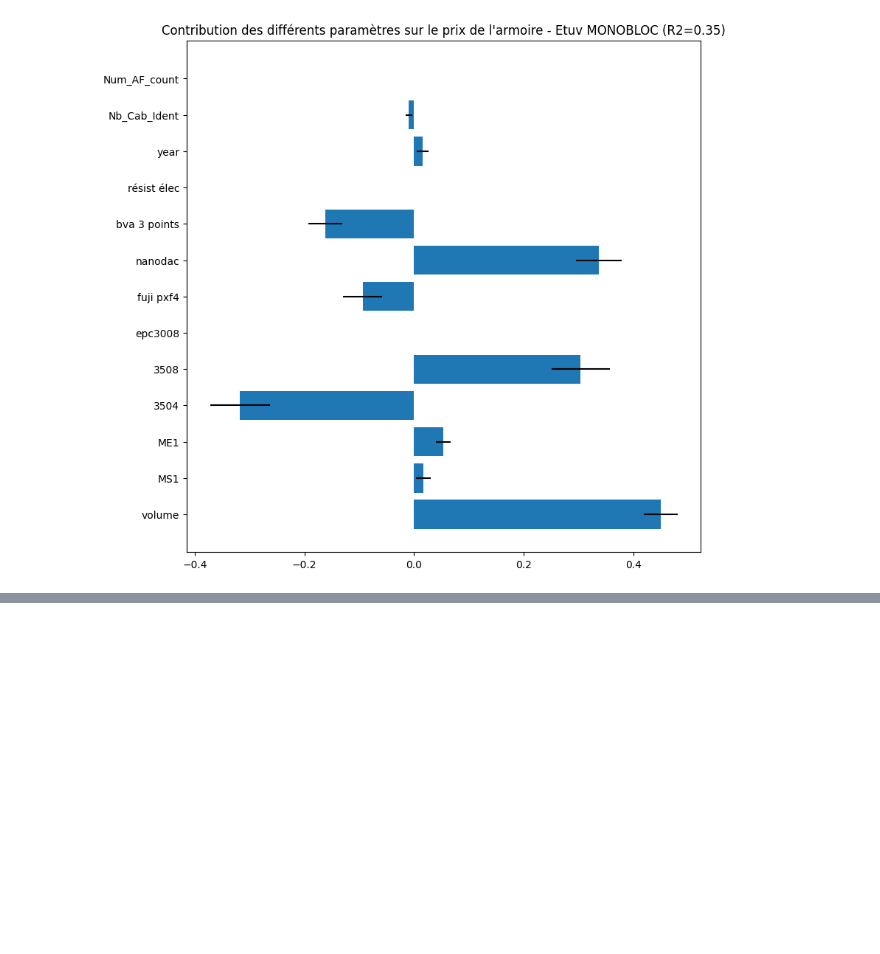
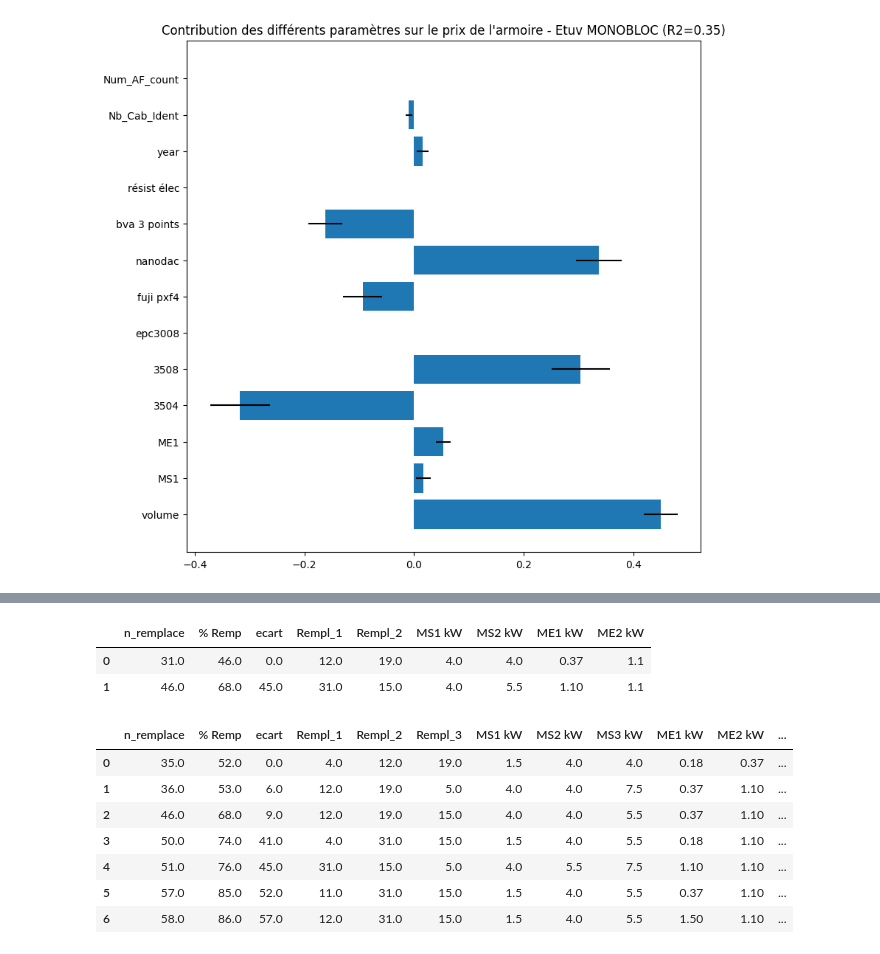
Before and after one commit to paolomia/schema_elec_industrie, a Jupyter notebook: report_12_23.ipynb, the cells around one changed output, grey strips where cells are left out. Cells and saved outputs as stored; diff of their text form; code cells hidden in the pictures; blank space fills up the shorter version.

```diff
--- a/report_12_23.ipynb
+++ b/report_12_23.ipynb
@@ -766,0 +886,21 @@ Après échange avec Julien G. :
+# %%
+ # 2 Standards
+stds2 = pd.read_csv('best_results_2_stand_HT_rotovent_cheap.csv')
+display(stds2)
+
+# 3 Standards
+stds3 = pd.read_csv('best_results_3_stand_HT_rotovent_cheap.csv')
+#  SHow stds in jupyter
+display(stds3)
+# %% [output]
+|  | n_remplace | % Remp | ecart | Rempl_1 | Rempl_2 | MS1 kW | MS2 kW | ME1 kW | ME2 kW |
+| 0 | 31.0 | 46.0 | 0.0 | 12.0 | 19.0 | 4.0 | 4.0 | 0.37 | 1.1 |
+| 1 | 46.0 | 68.0 | 45.0 | 31.0 | 15.0 | 4.0 | 5.5 | 1.10 | 1.1 |
+|  | n_remplace | % Remp | ecart | Rempl_1 | Rempl_2 | Rempl_3 | MS1 kW | MS2 kW | MS3 kW | ME1 kW | ME2 kW | ... |
+| 0 | 35.0 | 52.0 | 0.0 | 4.0 | 12.0 | 19.0 | 1.5 | 4.0 | 4.0 | 0.18 | 0.37 | ... |
+| 1 | 36.0 | 53.0 | 6.0 | 12.0 | 19.0 | 5.0 | 4.0 | 4.0 | 7.5 | 0.37 | 1.10 | ... |
+| 2 | 46.0 | 68.0 | 9.0 | 12.0 | 19.0 | 15.0 | 4.0 | 4.0 | 5.5 | 0.37 | 1.10 | ... |
+| 3 | 50.0 | 74.0 | 41.0 | 4.0 | 31.0 | 15.0 | 1.5 | 4.0 | 5.5 | 0.18 | 1.10 | ... |
+| 4 | 51.0 | 76.0 | 45.0 | 31.0 | 15.0 | 5.0 | 4.0 | 5.5 | 7.5 | 1.10 | 1.10 | ... |
+| 5 | 57.0 | 85.0 | 52.0 | 11.0 | 31.0 | 15.0 | 1.5 | 4.0 | 5.5 | 0.37 | 1.10 | ... |
+| 6 | 58.0 | 86.0 | 57.0 | 12.0 | 31.0 | 15.0 | 1.5 | 4.0 | 5.5 | 1.50 | 1.10 | ... |
```
Also changed, not shown: parts of 8 cells of this notebook, 2 other files.
